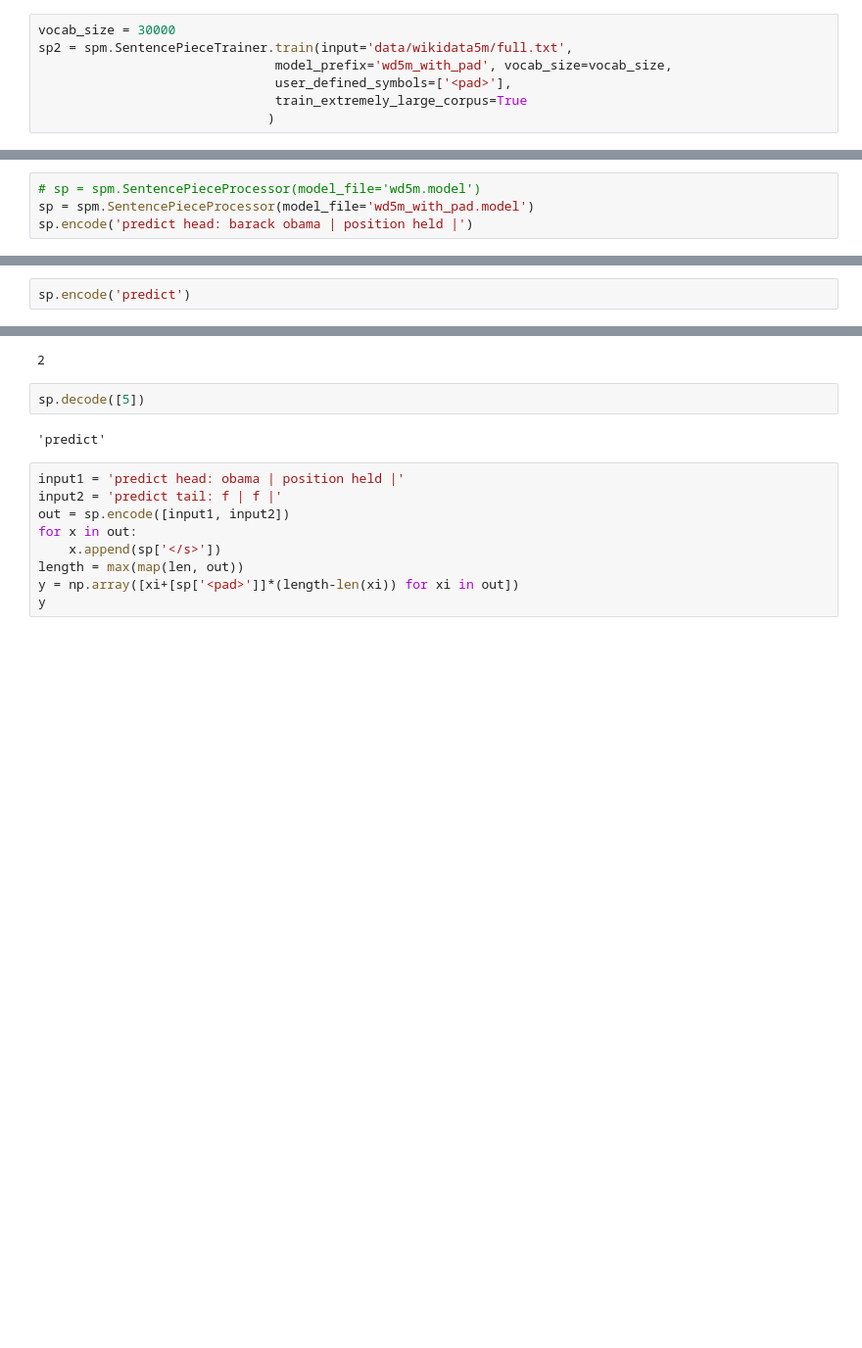
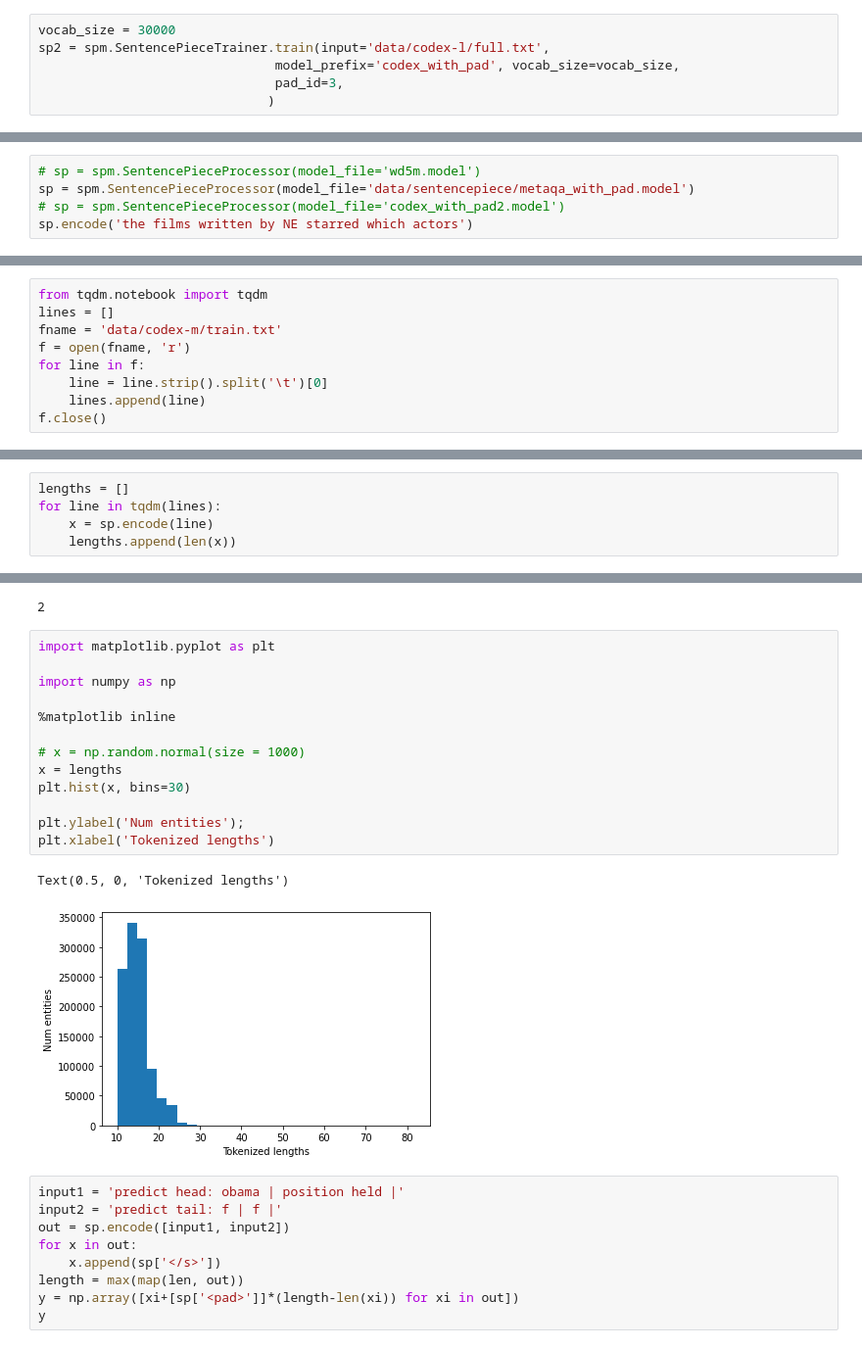
Before and after one commit to apoorvumang/kgt5, a Jupyter notebook: custom_tokenizer_sentencepiece.ipynb, the cells around one changed output, grey strips where cells are left out. Shown at 98% size. Drawn from its saved outputs; the diff is of its cells as text; blank space fills up the shorter version.

Commit message:
latest dump cwq/webqsp/metaqa kgqa working

```diff
--- a/custom_tokenizer_sentencepiece.ipynb
+++ b/custom_tokenizer_sentencepiece.ipynb
@@ -2,9 +2,8 @@
 import sentencepiece as spm
 # %%
 vocab_size = 30000
-sp2 = spm.SentencePieceTrainer.train(input='data/wikidata5m/full.txt',
-                               model_prefix='wd5m_with_pad', vocab_size=vocab_size,
-                               user_defined_symbols=['<pad>'],
-                               train_extremely_large_corpus=True
+sp2 = spm.SentencePieceTrainer.train(input='data/codex-l/full.txt',
+                               model_prefix='codex_with_pad', vocab_size=vocab_size,
+                               pad_id=3,
                               )
 # %%
@@ -15,6 +14,7 @@ sp2['<pad>']
 3
 # %%
 # sp = spm.SentencePieceProcessor(model_file='wd5m.model')
-sp = spm.SentencePieceProcessor(model_file='wd5m_with_pad.model')
-sp.encode('predict head: barack obama | position held |')
+sp = spm.SentencePieceProcessor(model_file='data/sentencepiece/metaqa_with_pad.model')
+# sp = spm.SentencePieceProcessor(model_file='codex_with_pad2.model')
+sp.encode('the films written by NE starred which actors')
 # %% [output]
@@ -26,2 +30,9 @@ sp.decode([[6, 8, 5, 27351, 21172, 4, 89, 258, 4, 3,3,3,3,3]])
 # %%
-sp.encode('predict')
+from tqdm.notebook import tqdm
+lines = []
+fname = 'data/codex-m/train.txt'
+f = open(fname, 'r')
+for line in f:
+    line = line.strip().split('\t')[0]
+    lines.append(line)
+f.close()
@@ -29,0 +39,5 @@ sp.encode('predict')
+# %%
+lengths = []
+for line in tqdm(lines):
+    x = sp.encode(line)
+    lengths.append(len(x))
@@ -32,9 +50,21 @@ sp['</s>']
 # %% [output]
 2
 # %%
-sp.decode([5])
+import matplotlib.pyplot as plt
+
+import numpy as np
+
+%matplotlib inline
+
+# x = np.random.normal(size = 1000)
+x = lengths
+plt.hist(x, bins=30)
+
+plt.ylabel('Num entities');
+plt.xlabel('Tokenized lengths')
 # %% [output]
-'predict'
+Text(0.5, 0, 'Tokenized lengths')
+[figure, added]
 # %%
 input1 = 'predict head: obama | position held |'
 input2 = 'predict tail: f | f |'
```
Also changed, not shown: parts of 6 cells of this notebook, 25 other files.
